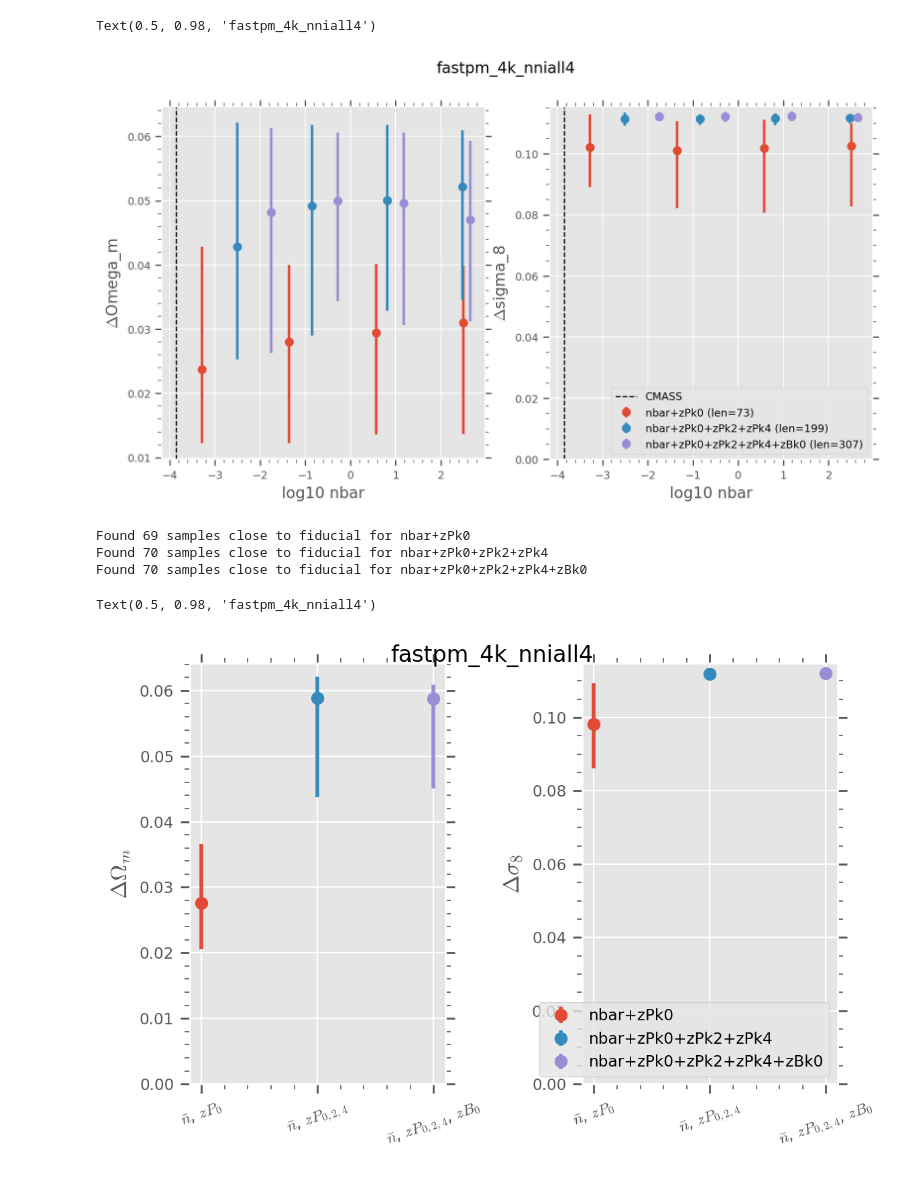
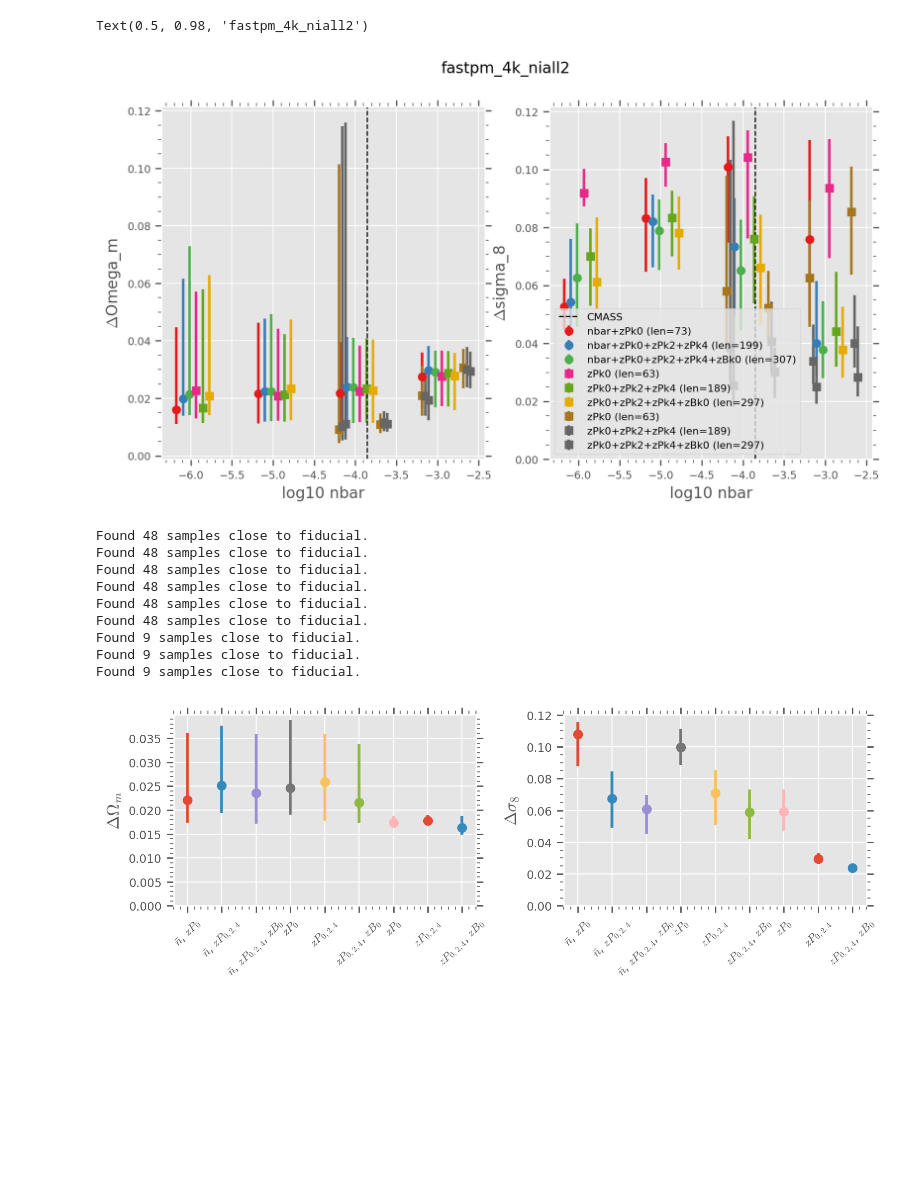
Before and after one commit to maho3/matts_tests, a Jupyter notebook: test_toy_noised.ipynb, the cells around one changed output. Drawn from its saved outputs; the diff is of its cells as text; code cells hidden in the pictures; blank space fills up the shorter version.

Commit message:
adding noise calibration tests

```diff
--- a/test_toy_noised.ipynb
+++ b/test_toy_noised.ipynb
@@ -15,6 +15,7 @@ mpl.style.use('style.mcstyle')
 from astropy.cosmology import Planck18 as cosmo
 # %%
 wdir = '/anvil/scratch/x-mho1/cmass-ili'
+wdir = '/work/hdd/bdne/maho3/cmass-ili'
 # %%
 # Baseline
 nbody = 'quijotelike'
@@ -156,6 +174,8 @@ x_len = []
 for m in modeldirs:
     x_ = np.load(join(m, 'x_test.npy'))
     x_len.append(x_.shape[-1])
+# %%
+cmap = mpl.colormaps['tab20'].colors
 # %%
 
 def plot_history(modeldir, ax, **kwargs):
@@ -231,7 +253,7 @@ for i, m in enumerate(modeldirs):
         cmap=model_cmap
     )
 
-ax = axs[-1]
+ax = axs[0]
 ax.legend()
 f.suptitle(sim)
 # %% [output]
@@ -281,7 +334,7 @@ Text(0.5, 0.98, 'fastpm_4k_nniall4')
 # %%
 def plot_scatter(modeldir, ax, offset=0, **kwargs):
     samples = np.load(join(modeldir, 'posterior_samples.npy'))
-    nbar = np.load(join(modeldir, 'x_test.npy'))[:, -1]
+    nbar = np.load(join(modeldir, 'nbar_test.npy'))
 
     stdev = samples.std(axis=0)
 
@@ -303,7 +356,7 @@ def plot_scatter(modeldir, ax, offset=0, **kwargs):
 
         ax.errorbar(bin_centers+off, y_[:, 0],
                     yerr=[y_[:, 0] - y_[:, 1], y_[:, 2] - y_[:, 0]],
-                    fmt='o', **kwargs)
+                    **kwargs)
         ax.set_xlabel(f'log10 nbar')
         ax.set_ylabel(f'$\Delta${label}')
 
@@ -311,17 +364,20 @@ def plot_scatter(modeldir, ax, offset=0, **kwargs):
 f, axs = plt.subplots(1, 2, figsize=(10, 5))
 
 for i, m in enumerate(modeldirs):
-    offperc = (i-1)*0.05
-    plot_scatter(m, axs, offset=offperc, label=f"{names[i]} (len={x_len[i]})")
+    offperc = (i-1)*0.02
+    plot_scatter(m, axs, offset=offperc,
+                 label=f"{names[i]} (len={x_len[i]})",
+                 color=plt.cm.Set1(i) if i//3==0 else plt.cm.Dark2(i),
+                 fmt='o' if i//3==0 else 's')
 
 for ax in axs:
     ax.axvline(np.log10(1.4e-4), color='k', linestyle='--', lw=1, label='CMASS')
-ax.legend()
+ax.legend(fontsize=8)
 ax.set_ylim(0)
 f.suptitle(sim)
 # %% [output]
-Text(0.5, 0.98, 'fastpm_4k_nniall4')
+Text(0.5, 0.98, 'fastpm_4k_niall2')
-[figure, old version]
+[figure, new version]
 # %%
 thetafid = np.array([0.3, 0.5, 0.7, 1.0, 0.8])
 param_names = [r'\Omega_m', r'\Omega_b', r'h', r'n_s', r'\sigma_8']
@@ -333,19 +389,17 @@ def plot_model_stdev(modeldir, x_idx, axs, **kwargs):
 
     samples = np.load(filepath)
     theta = np.load(join(modeldir, 'theta_test.npy'))
-
-    # Check if x_test exists, otherwise assume nbar logic is handled elsewhere or adapt as needed
-    nbar = np.load(join(modeldir, 'x_test.npy'))[:, -1]
+    nbar = np.load(join(modeldir, 'nbar_test.npy'))
 
     mask = np.all(np.isclose(theta[:, [0, 4]], thetafid[[0, 4]], rtol=0.1), axis=1)
-    mask &= (nbar > np.log10(1.4e-4))
+    mask &= (nbar > np.log10(1.4e-4)) & (nbar < -3.4)
 
     if np.sum(mask) == 0:
         return False
 
     # Keep only samples close to fiducial
     filtered_samples = samples[:, mask]
-    print(f'Found {np.sum(mask)} samples close to fiducial for {s}')
+    print(f'Found {np.sum(mask)} samples close to fiducial.')
     stdev = np.std(filtered_samples, axis=0)
 
     for j, i in enumerate([0, 4]):
@@ -355,45 +409,49 @@ def plot_model_stdev(modeldir, x_idx, axs, **kwargs):
         param_stdevs = stdev[:, i]
         perc = np.percentile(param_stdevs, [50, 16, 84])
 
         ax.errorbar(
             x_idx, perc[0],
             yerr=[[perc[0] - perc[1]], [perc[2] - perc[0]]],
             fmt='o', **kwargs
         )
         ax.set_ylabel(f'$\Delta {param_names[i]}$')
 
     return True
 
 
-f, axs = plt.subplots(1, 2, figsize=(6, 4), sharex=True)
+f, axs = plt.subplots(1, 2, figsize=(8, 3), sharex=True)
 axs = axs.flatten()
 
-parentdir = f'/anvil/scratch/x-mho1/cmass-ili/quijotelike/{sim}/models/galaxy'
+parentdir = f'{wdir}/{nbody}/{sim}/models/{tracer}'
 
 labels = sorted(os.listdir(parentdir))
 valid_labels = []
 x_idx = 0
 
-for s in labels:
-    modeldir = join(parentdir, s, postfix)
-
+for m in modeldirs:
+    label = f"{m.split('/')[-2]}"
     # Plot the point at the current x_idx. If data exists, advance the index and save the label.
-    if plot_model_stdev(modeldir, x_idx, axs, label=s):
-        valid_labels.append(s)
+    if plot_model_stdev(m, x_idx, axs, label=label):
+        valid_labels.append(label)
         x_idx += 1
 
 # Apply the categorical x-axis formatting from Cell 1
 for ax in axs:
     ax.set_xticks(range(len(valid_labels)))
-    ax.set_xticklabels(simple(valid_labels), rotation=20)
+    ax.set_xticklabels(simple(valid_labels), rotation=45)
     ax.set_ylim(0, None)
-ax.legend(loc='lower right')
+# ax.legend(loc='lower right')
 
+# f.suptitle(sim)
 plt.tight_layout()
-f.suptitle(sim)
 # %% [output]
-Found 69 samples close to fiducial for nbar+zPk0
-Found 70 samples close to fiducial for nbar+zPk0+zPk2+zPk4
-Found 70 samples close to fiducial for nbar+zPk0+zPk2+zPk4+zBk0
+Found 48 samples close to fiducial.
+Found 48 samples close to fiducial.
+Found 48 samples close to fiducial.
+Found 48 samples close to fiducial.
+Found 48 samples close to fiducial.
+Found 48 samples close to fiducial.
+Found 9 samples close to fiducial.
+Found 9 samples close to fiducial.
+Found 9 samples close to fiducial.
-Text(0.5, 0.98, 'fastpm_4k_nniall4')
-[figure, old version]
+[figure, new version]
```
Also changed, not shown: parts of 21 cells of this notebook, 3 other files.
